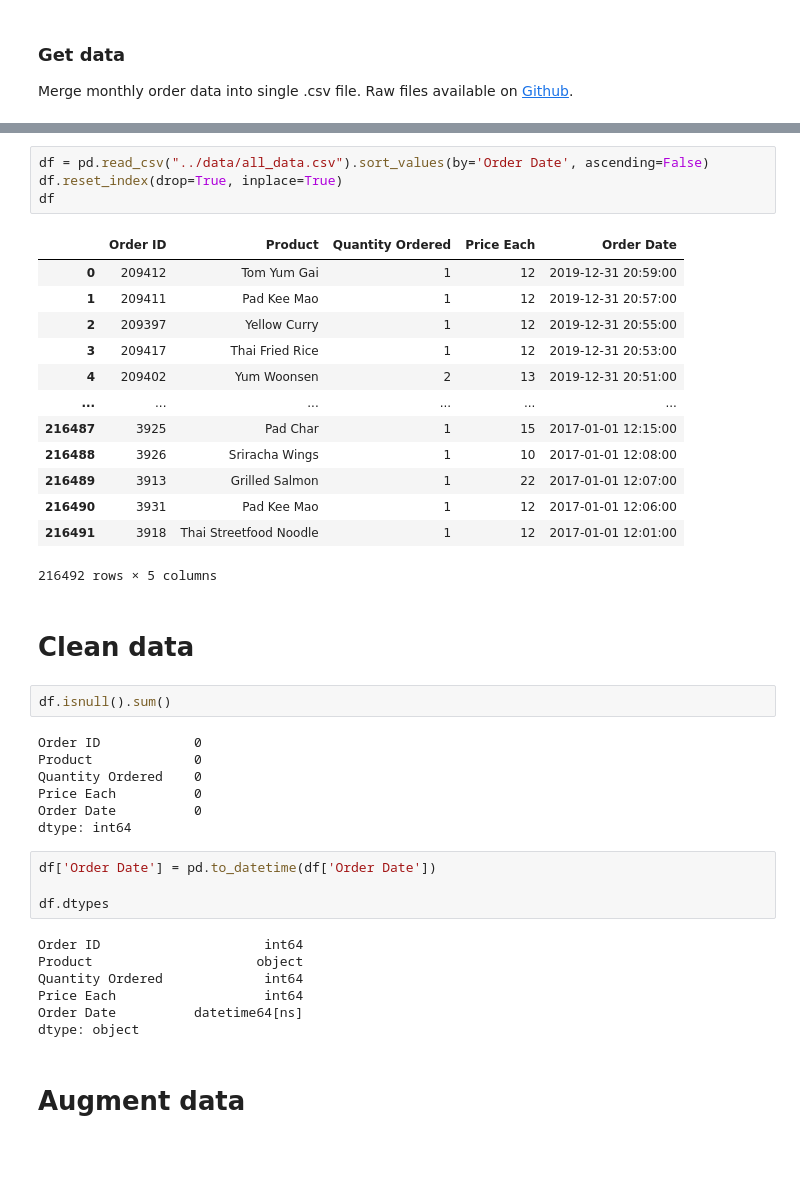
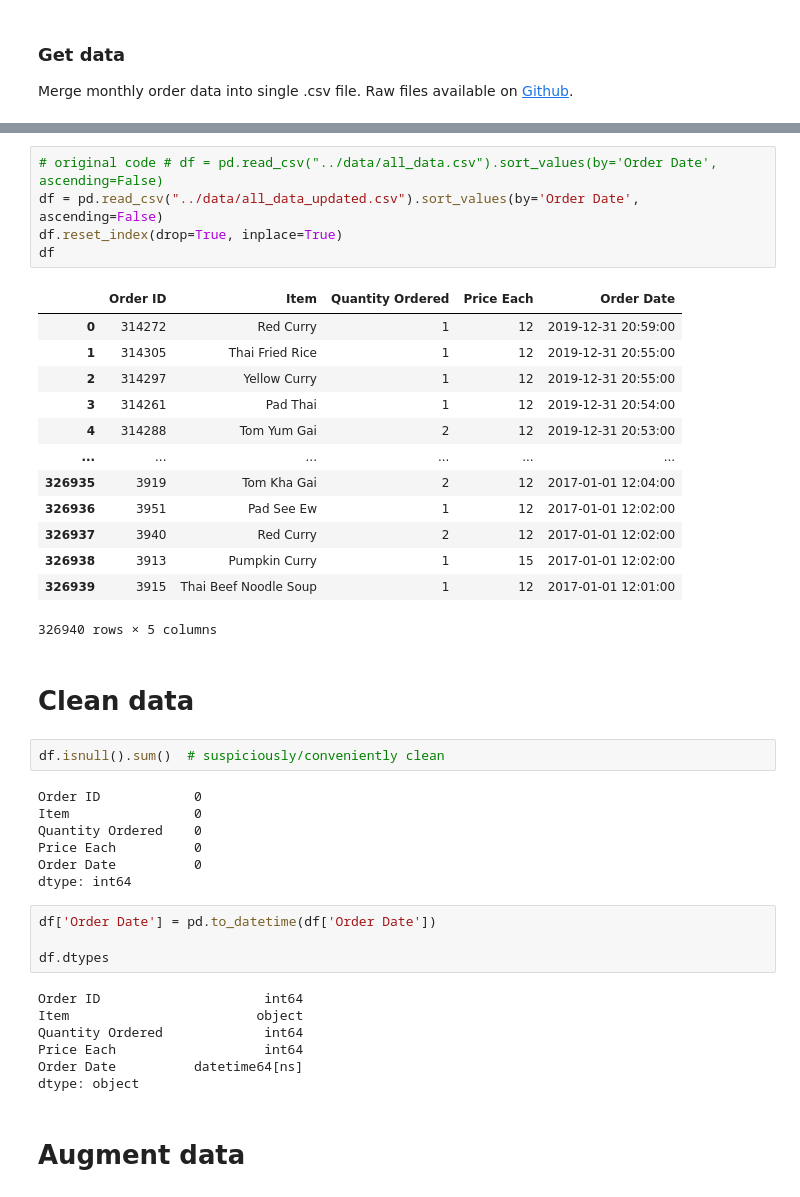
Before and after one commit to onederekchen/thaitanic, a Jupyter notebook: analysis + experimentation/data_analysis.ipynb, the cells around one changed output, grey strips where cells are left out. Drawn from its saved outputs; the diff is of its cells as text; blank space fills up the shorter version.

```diff
--- a/analysis + experimentation/data_analysis.ipynb
+++ b/analysis + experimentation/data_analysis.ipynb
@@ -38,28 +50,29 @@ all_months_data = all_months_data.loc[:, ~all_months_data.columns.str.contains('
 # %%
-df = pd.read_csv("../data/all_data.csv").sort_values(by='Order Date', ascending=False)
+# original code # df = pd.read_csv("../data/all_data.csv").sort_values(by='Order Date', ascending=False)
+df = pd.read_csv("../data/all_data_updated.csv").sort_values(by='Order Date', ascending=False)
 df.reset_index(drop=True, inplace=True)
 df
 # %% [output]
-|  | Order ID | Product | Quantity Ordered | Price Each | Order Date |
-| 0 | 209412 | Tom Yum Gai | 1 | 12 | 2019-12-31 20:59:00 |
-| 1 | 209411 | Pad Kee Mao | 1 | 12 | 2019-12-31 20:57:00 |
-| 2 | 209397 | Yellow Curry | 1 | 12 | 2019-12-31 20:55:00 |
-| 3 | 209417 | Thai Fried Rice | 1 | 12 | 2019-12-31 20:53:00 |
-| 4 | 209402 | Yum Woonsen | 2 | 13 | 2019-12-31 20:51:00 |
+|  | Order ID | Item | Quantity Ordered | Price Each | Order Date |
+| 0 | 314272 | Red Curry | 1 | 12 | 2019-12-31 20:59:00 |
+| 1 | 314305 | Thai Fried Rice | 1 | 12 | 2019-12-31 20:55:00 |
+| 2 | 314297 | Yellow Curry | 1 | 12 | 2019-12-31 20:55:00 |
+| 3 | 314261 | Pad Thai | 1 | 12 | 2019-12-31 20:54:00 |
+| 4 | 314288 | Tom Yum Gai | 2 | 12 | 2019-12-31 20:53:00 |
 | ... | ... | ... | ... | ... | ... |
-| 216487 | 3925 | Pad Char | 1 | 15 | 2017-01-01 12:15:00 |
-| 216488 | 3926 | Sriracha Wings | 1 | 10 | 2017-01-01 12:08:00 |
-| 216489 | 3913 | Grilled Salmon | 1 | 22 | 2017-01-01 12:07:00 |
-| 216490 | 3931 | Pad Kee Mao | 1 | 12 | 2017-01-01 12:06:00 |
-| 216491 | 3918 | Thai Streetfood Noodle | 1 | 12 | 2017-01-01 12:01:00 |
+| 326935 | 3919 | Tom Kha Gai | 2 | 12 | 2017-01-01 12:04:00 |
+| 326936 | 3951 | Pad See Ew | 1 | 12 | 2017-01-01 12:02:00 |
+| 326937 | 3940 | Red Curry | 2 | 12 | 2017-01-01 12:02:00 |
+| 326938 | 3913 | Pumpkin Curry | 1 | 15 | 2017-01-01 12:02:00 |
+| 326939 | 3915 | Thai Beef Noodle Soup | 1 | 12 | 2017-01-01 12:01:00 |
-216492 rows × 5 columns
+326940 rows × 5 columns
 # %% [markdown]
 # Clean data
 # %%
-df.isnull().sum()
+df.isnull().sum()  # suspiciously/conveniently clean
 # %% [output]
 Order ID            0
-Product             0
+Item                0
 Quantity Ordered    0
 Price Each          0
 Order Date          0
@@ -70,7 +83,7 @@ df['Order Date'] = pd.to_datetime(df['Order Date'])
 df.dtypes
 # %% [output]
 Order ID                     int64
-Product                     object
+Item                        object
 Quantity Ordered             int64
 Price Each                   int64
 Order Date          datetime64[ns]
```
Also changed, not shown: parts of 45 cells of this notebook, 3 other files.
